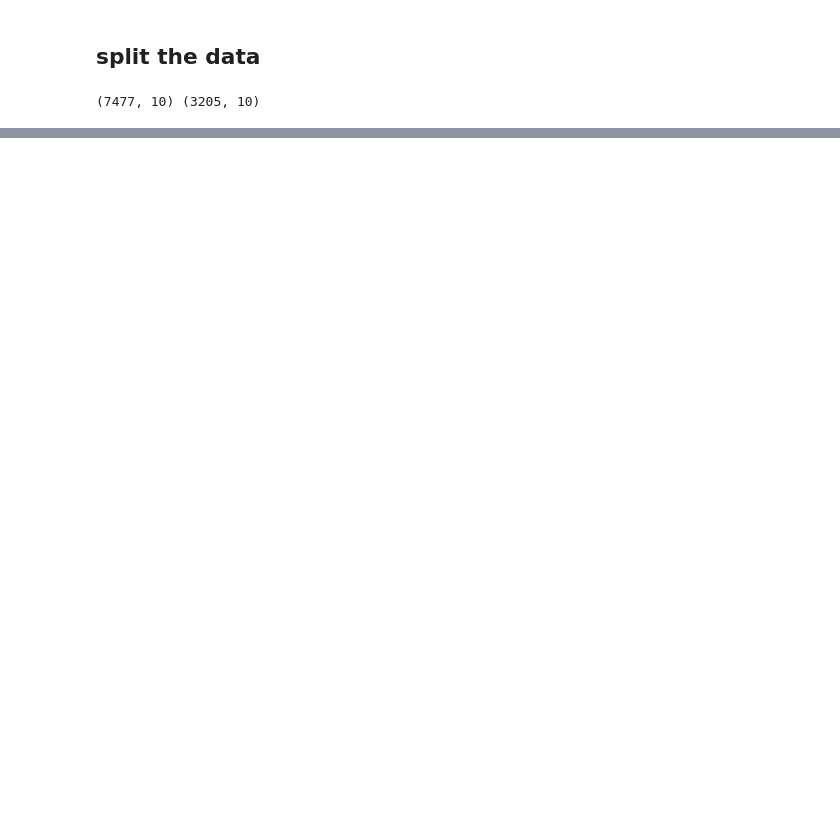
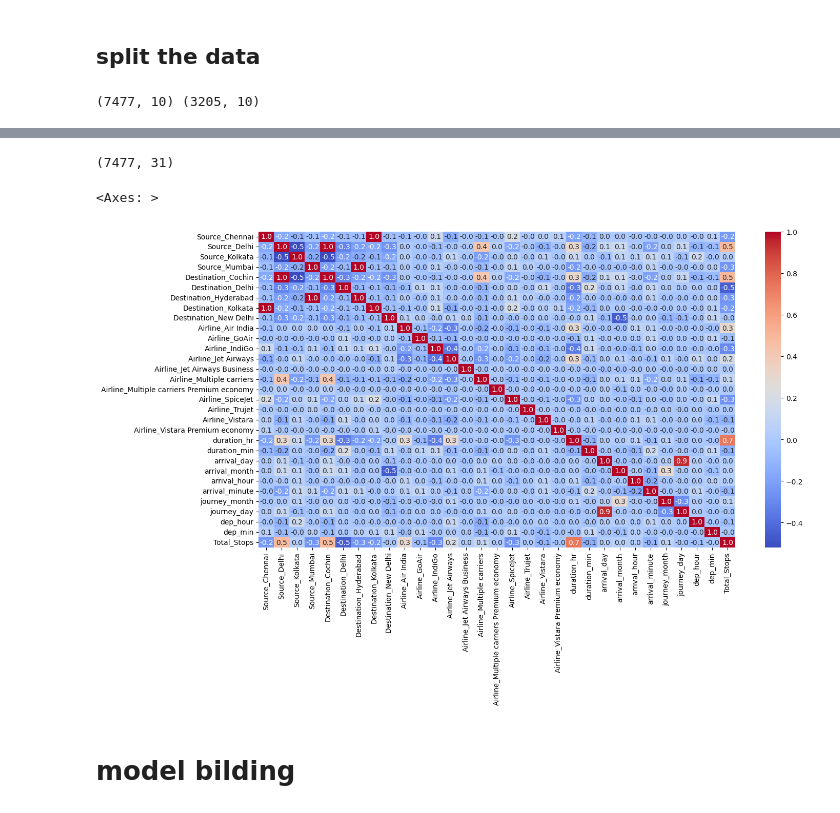
Before and after one commit to anvitendulkar10/Projects, a Jupyter notebook: Airline Price Prediction/Untitled0.ipynb, the cells around one changed output, grey strips where cells are left out. Saved outputs shown, nothing was run; the diff lists cells and outputs as text; code cells hidden in the pictures; blank space fills up the shorter version.

```diff
--- a/Airline Price Prediction/Untitled0.ipynb
+++ b/Airline Price Prediction/Untitled0.ipynb
@@ -212,9 +131,0 @@ X_train['Total_Stops'].replace({'non-stop' : '0 stop'}, inplace=True)
-# %%
-def total_stop(row):
-  pattern = r'(\d)\s?\w+'
-  matchobj = re.match(pattern, row)
-  if matchobj is not None:
-    return int(matchobj.group(1))
-X_train['Total_Stop'] = (X_train['Total_Stops']).apply(total_stop)
-# %%
-X_train.drop(columns={'Total_Stops'} , inplace =True)
@@ -298,0 +213,12 @@ large number of flights are take off from Delhi and
+# %%
+preprocessor =ColumnTransformer([
+    ('arrival_date_extract', FunctionTransformer(arrival_date_extract,validate=False), ['Date_of_Journey','Dep_Time','Duration']),
+    ('Date_of_Journey_split', FunctionTransformer(Date_of_Journey_split,validate=False), 'Date_of_Journey'),
+    ('departure_time_split', FunctionTransformer(departure_time_split,validate=False), 'Dep_Time'),
+    ('total_stop', FunctionTransformer(total_stop,validate=False), 'Total_Stops'),
+  ], remainder='passthrough', verbose_feature_names_out=False,)
+clf = Pipeline([
+    ('preprocessor',preprocessor),
+    # ('scalar',StandardScaler())
+])
+# transformed_data = clf.fit_transform(X_train,y_train)
@@ -298,0 +239,16 @@ large number of flights are take off from Delhi and
+# %%
+encoder =ColumnTransformer([
+    ('one-hot', OneHotEncoder(drop='first', sparse_output=False, dtype='int16' ,handle_unknown = 'ignore'), ['Source', 'Destination','Airline']),
+    # ('drop', FunctionTransformer(lambda df: df.drop(['Route', 'Arrival_Time', 'Additional_Info'], axis=1), validate=False), None)
+     ('column_dropper', 'drop', ['Route', 'Arrival_Time', 'Additional_Info']),
+
+], remainder='passthrough', verbose_feature_names_out=False)
+
+
+en_clf = Pipeline([
+    ('clf',clf),
+
+    ('encoder',encoder),
+    ('scalar',StandardScaler())
+])
+encode_data = en_clf.fit_transform(X_train,y_train)
@@ -298,0 +264,13 @@ large number of flights are take off from Delhi and
+# %%
+encode_data.shape
+# %% [output]
+(7477, 31)
+# %%
+# Create the heatmap
+plt.figure(figsize=(15, 8))
+sns.heatmap(encode_data.corr(), annot=True, fmt=".1f", cmap='coolwarm')
+# %% [output]
+<Axes: >
+[figure, added]
+# %% [markdown]
+# model bilding
```
Also changed, not shown: parts of 54 cells of this notebook.
